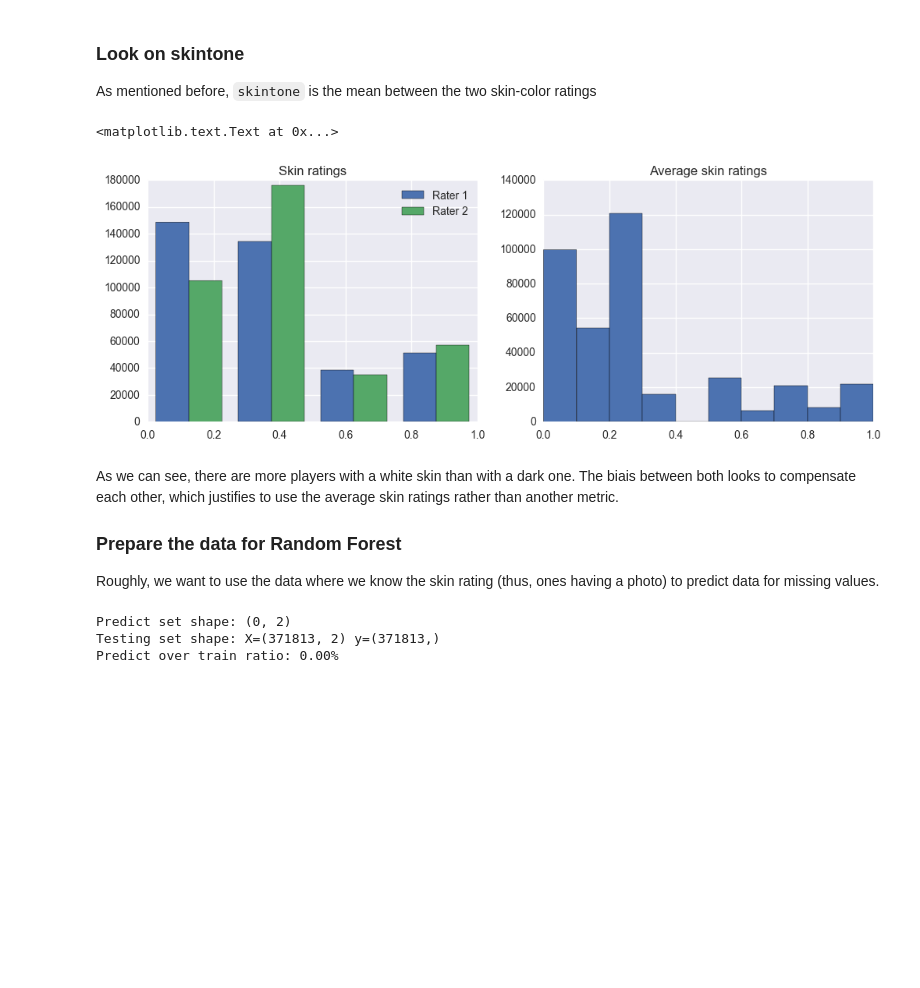
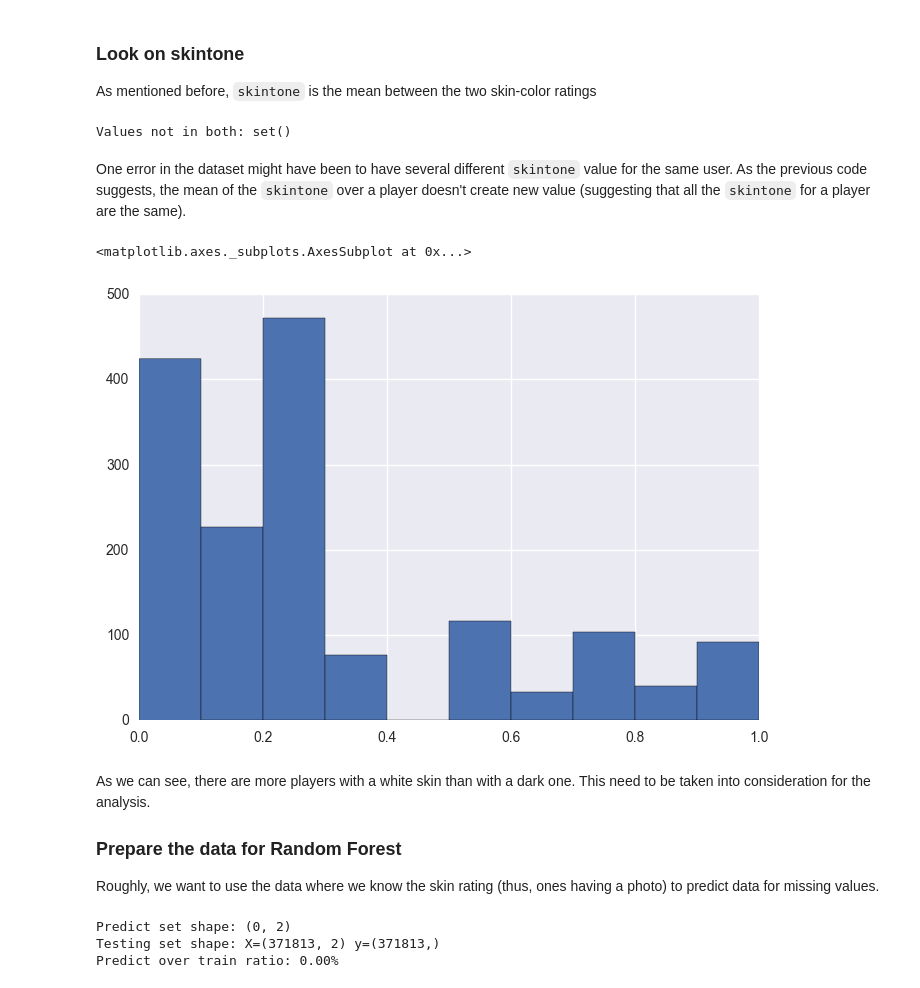
Before and after one commit to fdevillard/ada-homeworks, a Jupyter notebook: 04 - Applied ML/flo-skin-analysis.ipynb, the cells around one changed output. Saved outputs shown, nothing was run; the diff lists cells and outputs as text; code cells hidden in the pictures; blank space fills up the shorter version.

Commit message:
WIP: updated data overview

```diff
--- a/04 - Applied ML/flo-skin-analysis.ipynb
+++ b/04 - Applied ML/flo-skin-analysis.ipynb
@@ -85,0 +88,3 @@ All fields: Index(['playerShort', 'player', 'club', 'leagueCountry', 'birthday',
+# %%
+df['skintone'] = 0.5 * (df['rater1']+df['rater2'])
+df.head()
@@ -86,24 +99,24 @@ All fields: Index(['playerShort', 'player', 'club', 'leagueCountry', 'birthday',
 # %% [markdown]
 ### Look on skintone
 As mentioned before, `skintone` is the mean between the two skin-color ratings
-# %%
-data_axe1 = [dfd["rater1"].dropna(inplace=False), dfd["rater2"].dropna(inplace=False)]
-xaxis = np.sort(data_axe1[0].unique())
-
-fig, axes = plt.subplots(nrows=1, ncols=2, figsize=(12, 4))
-axes[0].hist(data_axe1, histtype='bar', bins=xaxis)
-axes[0].set_title('Skin ratings')
-axes[0].legend(["Rater 1", "Rater 2"])
-
-axes[1].hist(dfd.skintone.dropna(inplace=False), histtype='bar')
-axes[1].set_title('Average skin ratings')
-
-# TODO: Change the x-axis data (need to know precisely which bar is what)
-# %% [output]
-<matplotlib.text.Text at 0x...>
-[figure, removed]
+# %%
+df_skinton = df[["playerShort", "skintone"]].reset_index().groupby('playerShort', axis=0).mean()
+mean_skin = set(df_skinton['skintone'].dropna().unique().tolist())
+
+unique_skin = set(df['skintone'].dropna().unique().tolist())
+
+print("Values not in both: {}".format(mean_skin.symmetric_difference(unique_skin)))
+# %% [output]
+Values not in both: set()
+# %% [markdown]
+One error in the dataset might have been to have several different `skintone` value for the same user. As the previous code suggests, the mean of the `skintone` over a player doesn't create new value (suggesting that all the `skintone` for a player are the same).
+# %%
+df_skinton['skintone'].dropna().hist()
+# %% [output]
+<matplotlib.axes._subplots.AxesSubplot at 0x...>
+[figure, added]
 # %% [markdown]
-As we can see, there are more players with a white skin than with a dark one. The biais between both looks to compensate each other, which justifies to use the average skin ratings rather than another metric.
+As we can see, there are more players with a white skin than with a dark one. This need to be taken into consideration for the analysis.
 
 ### Prepare the data for Random Forest
 Roughly, we want to use the data where we know the skin rating (thus, ones having a photo) to predict data for missing values.
```
Also changed, not shown: parts of 4 cells of this notebook.
